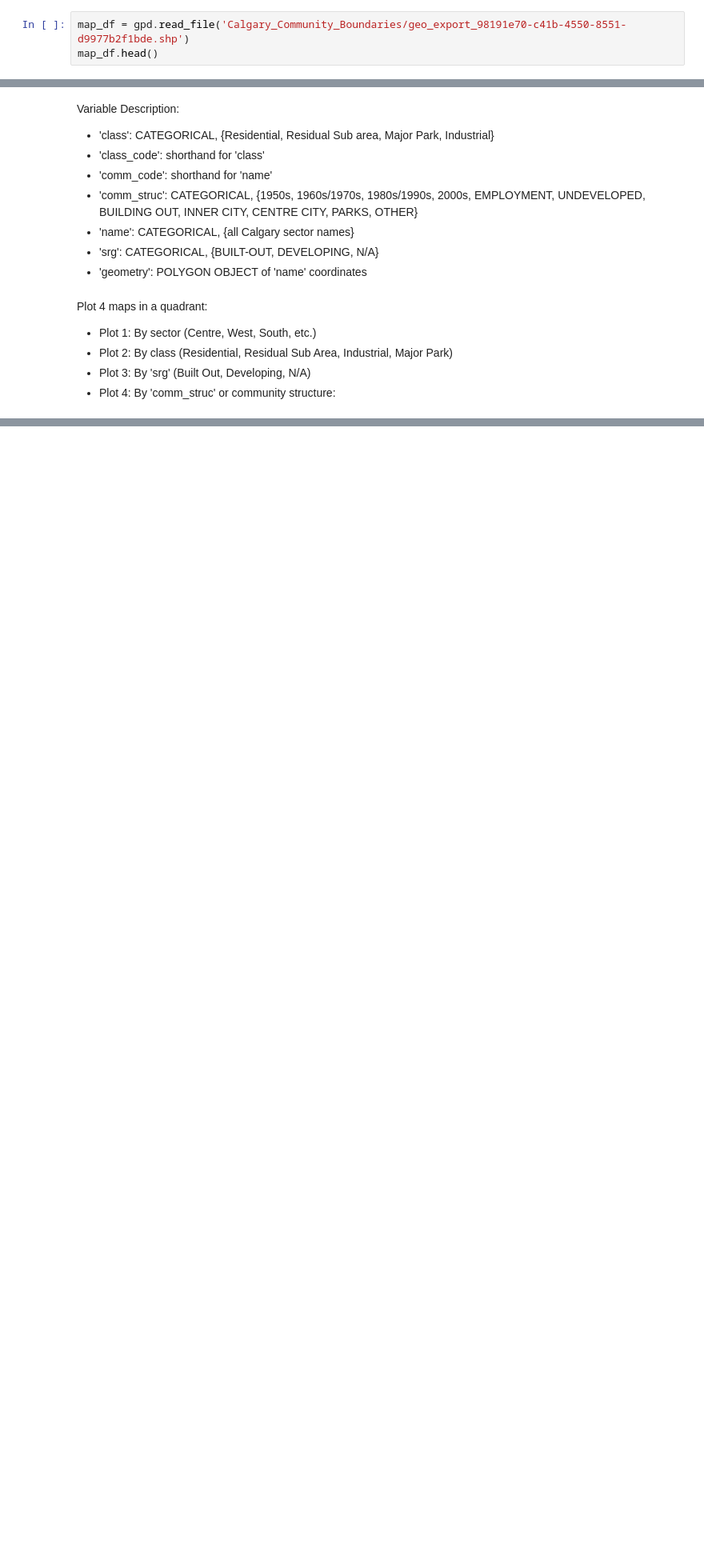
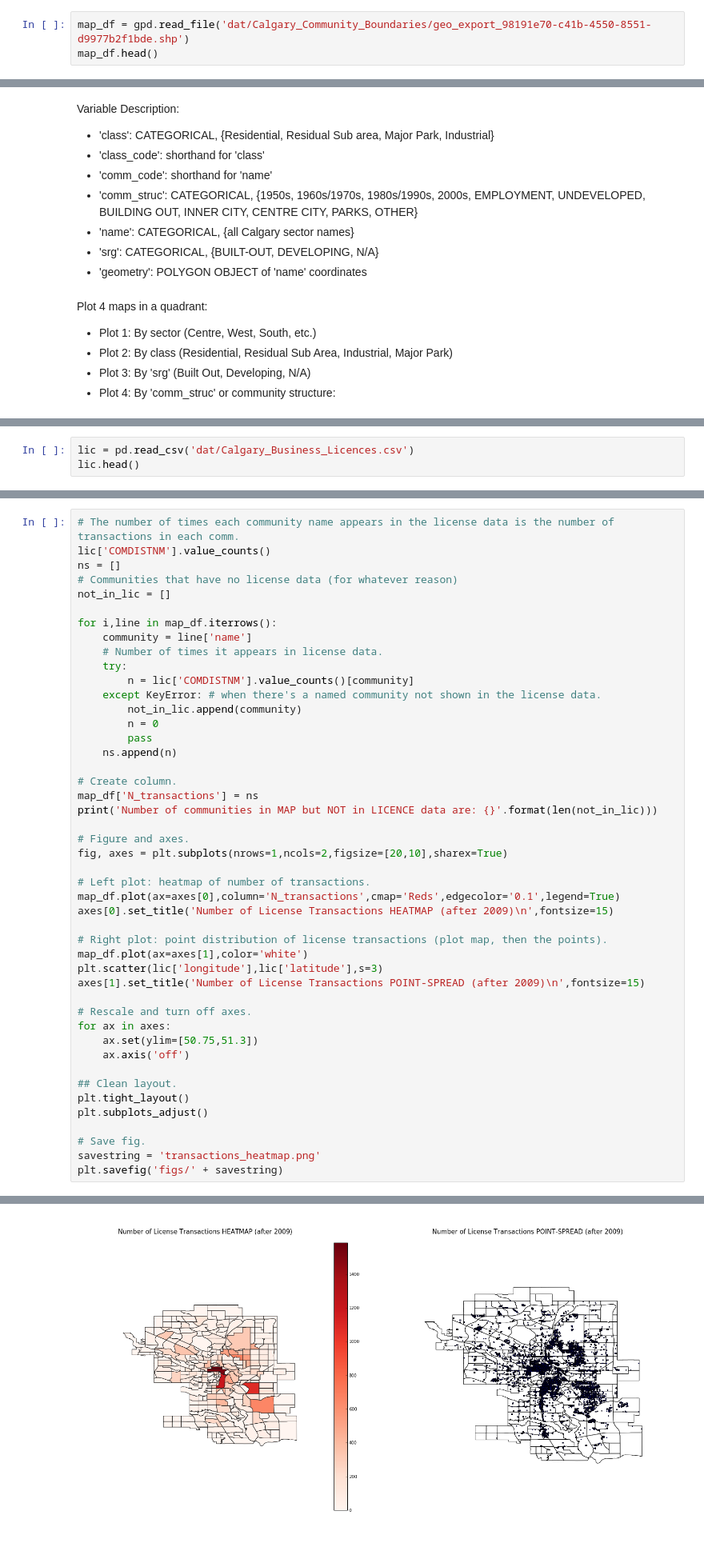
Before and after one commit to reubengazer/Calgary-Business-Licenses, a Jupyter notebook: Calgary_Community_Boundaries_EDA.ipynb, the cells around one changed output, grey strips where cells are left out. Shown: that part at 80% size. Cells and saved outputs as stored; diff of their text form; blank space fills up the shorter version.

Commit message:
Figure creation and README edits

```diff
--- a/Calgary_Community_Boundaries_Notebook.ipynb
+++ b/Calgary_Community_Boundaries_EDA.ipynb
@@ -10,7 +11,7 @@ import numpy as np
 import geopandas as gpd
 %matplotlib inline
 # %%
-map_df = gpd.read_file('Calgary_Community_Boundaries/geo_export_98191e70-c41b-4550-8551-d9977b2f1bde.shp')
+map_df = gpd.read_file('dat/Calgary_Community_Boundaries/geo_export_98191e70-c41b-4550-8551-d9977b2f1bde.shp')
 map_df.head()
 # %% [output]
 |  | class | class_code | comm_code | comm_struc | name | sector | srg | geometry |
@@ -72,0 +71,3 @@ with open('community_to_sector_dict.json', 'w') as fp:
+# %%
+lic = pd.read_csv('dat/Calgary_Business_Licences.csv')
+lic.head()
@@ -72,0 +83,47 @@ with open('community_to_sector_dict.json', 'w') as fp:
+# %%
+# The number of times each community name appears in the license data is the number of transactions in each comm.
+lic['COMDISTNM'].value_counts()
+ns = []
+# Communities that have no license data (for whatever reason)
+not_in_lic = []
+
+for i,line in map_df.iterrows():
+    community = line['name']
+    # Number of times it appears in license data.
+    try:
+        n = lic['COMDISTNM'].value_counts()[community]
+    except KeyError: # when there's a named community not shown in the license data.
+        not_in_lic.append(community)
+        n = 0
+        pass
+    ns.append(n)
+
+# Create column.
+map_df['N_transactions'] = ns
+print('Number of communities in MAP but NOT in LICENCE data are: {}'.format(len(not_in_lic)))
+
+# Figure and axes.
+fig, axes = plt.subplots(nrows=1,ncols=2,figsize=[20,10],sharex=True)
+
+# Left plot: heatmap of number of transactions.
+map_df.plot(ax=axes[0],column='N_transactions',cmap='Reds',edgecolor='0.1',legend=True)
+axes[0].set_title('Number of License Transactions HEATMAP (after 2009)\n',fontsize=15)
+
+# Right plot: point distribution of license transactions (plot map, then the points).
+map_df.plot(ax=axes[1],color='white')
+plt.scatter(lic['longitude'],lic['latitude'],s=3)
+axes[1].set_title('Number of License Transactions POINT-SPREAD (after 2009)\n',fontsize=15)
+
+# Rescale and turn off axes.
+for ax in axes:
+    ax.set(ylim=[50.75,51.3])
+    ax.axis('off')
+
+## Clean layout.
+plt.tight_layout()
+plt.subplots_adjust()
+
+# Save fig.
+savestring = 'transactions_heatmap.png'
+plt.savefig('figs/' + savestring)
+# %% [output]
@@ -72,0 +131 @@ with open('community_to_sector_dict.json', 'w') as fp:
+[figure, added]
```
Also changed, not shown: parts of 8 cells of this notebook, 6 other files.
